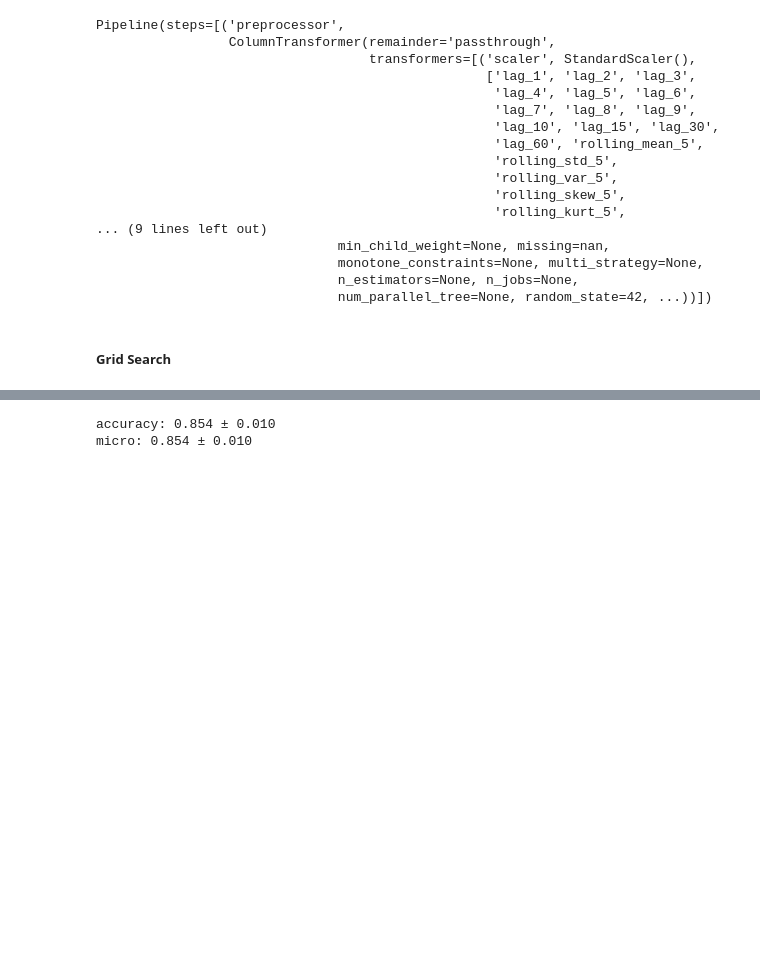
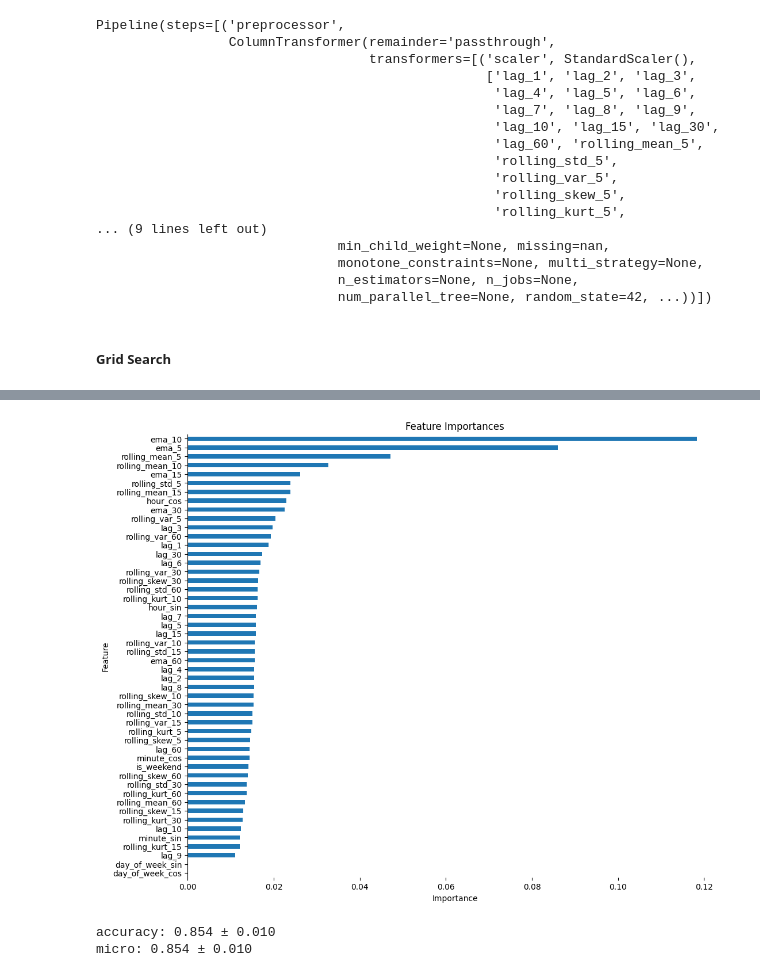
Before and after one commit to tonytziorvas/Lab, a Jupyter notebook: 1-model_training.ipynb, the cells around one changed output, grey strips where cells are left out. Drawn from its saved outputs; the diff is of its cells as text; code cells hidden in the pictures; blank space fills up the shorter version.

Commit message:
added feature importance after CV

```diff
--- a/1-model_training.ipynb
+++ b/1-model_training.ipynb
@@ -127,17 +140,22 @@ exp_smoothing_features = {
 }
 # %%
+# After feature extraction we don't need the original "crowd" column
+df.drop(columns=["crowd"], inplace=True)
+
 lagged_df = (
-    df.assign(
-        **time_related_features,
-        **lagged_features,
-        **rolling_features,
-        **exp_smoothing_features
+    pd.concat(
+        [
+            df,
+            pd.DataFrame(lagged_features),
+            pd.DataFrame(rolling_features),
+            pd.DataFrame(exp_smoothing_features),
+            pd.DataFrame(time_related_features),
+        ],
+        axis=1,
     )
-    .drop(columns="crowd")
     .set_index("timestamp")
     .dropna()
 )
-
 lagged_df = cyclic_encode(lagged_df, "minute", 60)
 lagged_df = cyclic_encode(lagged_df, "hour", 24)
 lagged_df = cyclic_encode(lagged_df, "day_of_week", 7)
@@ -189,5 +191,5 @@ X_train, X_test, y_train, y_test = train_test_split(
 # %% [markdown]
 #### Pipeline Construction
 # %%
-num_features = X_train.select_dtypes(include=[np.float64]).columns.tolist()
+num_features = X_train.select_dtypes(include=[np.float64, np.uint16]).columns.tolist()
 # %%
@@ -276,5 +283,29 @@ Best parameters:
 # %%
 best_model = grid_search.best_estimator_
+# %%
+importances = (
+    pd.DataFrame(data=[X_train.columns, best_model[1].feature_importances_])
+    .T.rename(
+        {
+            0: "feature",
+            1: "importance",
+        },
+        axis=1,
+    )
+    .sort_values(by="importance")
+)
+# %%
+importances.plot.barh(x="feature", y="importance", figsize=(12, 10))
+plt.title("Feature Importances")
+plt.legend().set_visible(False)
+plt.xlabel("Importance")
+plt.ylabel("Feature")
+plt.title("Feature Importances")
+plt.gca().spines[["right", "bottom", "top"]].set_visible(False)
+plt.show()
+plt.show()
+# %% [output]
+[figure, added]
 # %%
 for key, value in cv_results.items():
     if key.startswith(("mean_test", "test")):
```
Also changed, not shown: parts of 14 cells of this notebook.
